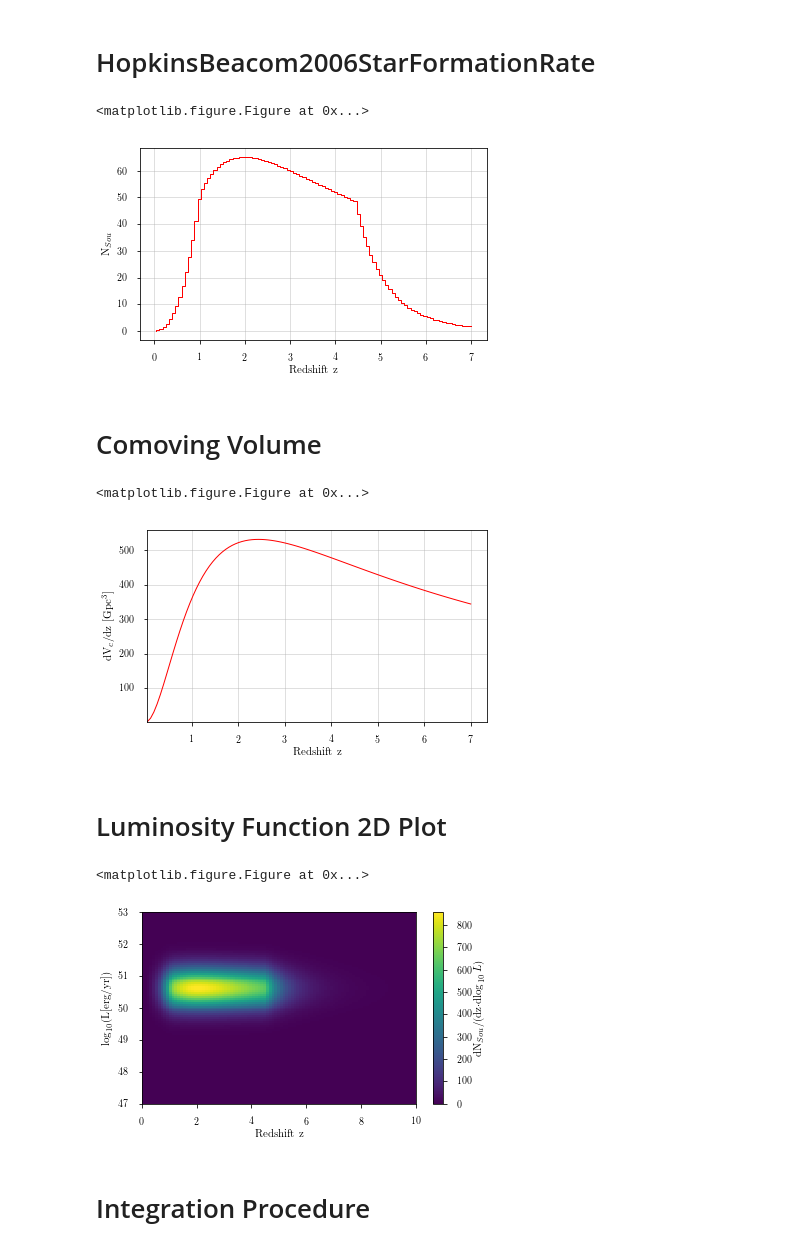
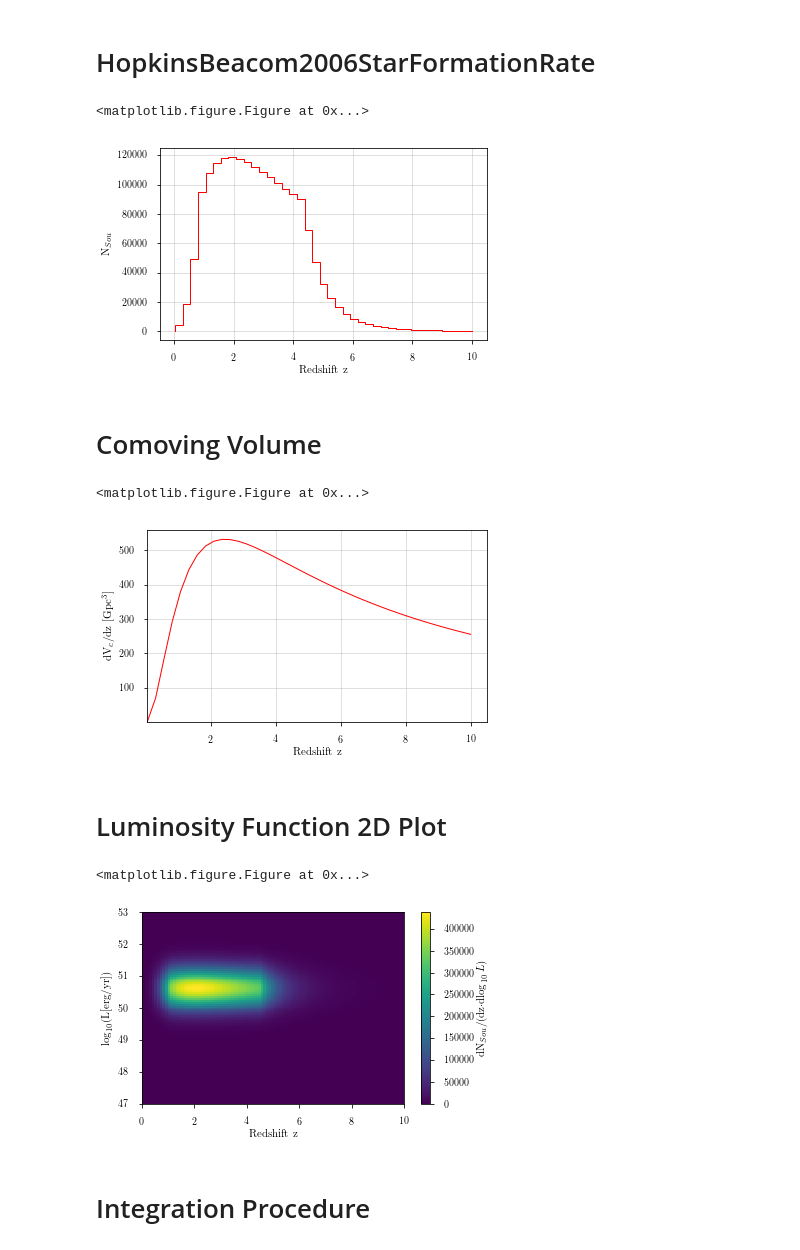
Before and after one commit to tglauch/SourceUniverse, a Jupyter notebook: SourceUniverse.ipynb, the cells around one changed output. Drawn from its saved outputs; the diff is of its cells as text; code cells hidden in the pictures.

```diff
--- a/SourceUniverse.ipynb
+++ b/SourceUniverse.ipynb
@@ -62,24 +76,29 @@ gamma_range = [2.19] # in the original code I also integrated over gamma for som
 phi0 = 1.01*1e-18
 
 cosmology = {'omega_M_0' : 0.308, 'omega_lambda_0' : 0.692, 'h' : 0.678}
-cosmology = cosmolopy.distance.set_omega_k_0(cosmology) #Flat universe
+cosmology = set_omega_k_0(cosmology) #Flat universe
 
-### Define a Luminosity Function
-LF = lambda z, logL:density*HopkinsBeacom2006StarFormationRate(z)/Hopkins_norm*\
-                    np.log(10)*10**logL*lognorm.pdf(10**logL, 1, scale = L_nu)
+### Define the Redshift and Luminosity Evolution
+
+redshift_evolution = lambda z: HopkinsBeacom2006StarFormationRate(z)
+#Luminosity Function
+LF = lambda z, logL : redshift_evolution(z)*\
+                      np.log(10)*10**logL*lognorm.pdf(10**logL, 1, scale = L_nu)
 # %%
 # Integration Parameters
 
-logMu_range=[-10,6]        # expected range in log mu,
-N_Mu_bins=2000             # number of bins for log nu histogram
+logMu_range = [-10,6]        # expected range in log mu,
+N_Mu_bins = 2000             # number of bins for log nu histogram
 
-z_limits = [0.04, 7.]     # Redshift limits
-nzbins=600                 # number of z bins
+z_limits = [0.04, 10.]     # Redshift limits
+nzbins = 1200               # number of z bins
 
-Lum_limits = [1e48,1e53]   # Luminosity limits
-nLbins=600                 # number of logLuminosity bins
+Lum_limits = [1e47,1e54]   # Luminosity limits
+nLbins = 1200                # number of logLuminosity bins
 
 # Example 'Time needed for 600x600 bins: 238s'
+# %%
+N_tot, int_norm = tot_num_src(redshift_evolution, cosmology, z_limits[-1], density)
 # %% [markdown]
 # Luminosity Distribution
 # %%
@@ -98,25 +117,25 @@ plt.show()
 # %% [markdown]
 # HopkinsBeacom2006StarFormationRate
 # %%
-plot_bins = 100
+plot_bins = 40
 z = np.linspace(z_limits[0], z_limits[1], plot_bins)
 dz=(float(z_limits[1])-float(z_limits[0]))/plot_bins
 fig, ax = newfig(0.9)
-ax.plot(z, density*HopkinsBeacom2006StarFormationRate(z)/Hopkins_norm*\
-           cosmolopy.distance.diff_comoving_volume(z,**cosmology)*dz, drawstyle='steps-pre')
+ax.plot(z, N_tot*4*np.pi*redshift_evolution(z)*diff_comoving_volume(z, **cosmology)/int_norm*dz,
+        drawstyle='steps-pre')
 ax.set_xlabel('Redshift z')
 ax.set_ylabel(r'N$_{Sou}$')  ##Sources per redshift interval
 plt.grid(True)
 plt.show()
 # %% [output]
 <matplotlib.figure.Figure at 0x...>
-[figure, old version]
+[figure, new version]
 # %% [markdown]
 # Comoving Volume
 # %%
 fig, ax = newfig(0.9)
-diff_distance = cosmolopy.distance.diff_comoving_volume(z,**cosmology)*4*np.pi/(1000)**3
-ax.plot(z, diff_distance )
+diff_distance = diff_comoving_volume(z,**cosmology)*4*np.pi/(1000)**3
+ax.plot(z, diff_distance)
 plt.grid(True)
 ax.set_xlabel('Redshift z')
 ax.set_ylabel('dV$_c$/dz [Gpc$^3$]')
@@ -125,26 +144,27 @@ ax.set_ylim(np.min(diff_distance))
 plt.show()
 # %% [output]
 <matplotlib.figure.Figure at 0x...>
-[figure, old version]
+[figure, new version]
 # %% [markdown]
 # Luminosity Function 2D Plot
 # %%
 z = np.linspace(0, 10, 100)
 log10L = np.linspace(47, 53, 100)
 X,Y = np.meshgrid(z, log10L)
 
-plt_func= lambda z,log10L : LF(z, log10L)*cosmolopy.distance.diff_comoving_volume(z,**cosmology)
+plt_func= lambda z,log10L : LF(z, log10L)*diff_comoving_volume(z,**cosmology)/int_norm*N_tot*4*np.pi
+
 Z = plt_func(X,Y)
 
 fig, ax = newfig(0.9)
 p = ax.pcolor(X, Y, Z)
 cb = fig.colorbar(p, label = 'dN$_{Sou}$/(dz$\cdot$d$\log_{10}L)$')
 ax.set_xlabel(r'Redshift z')
 ax.set_ylabel(r'$\log_{10}$(L[erg/yr])')
 plt.show()
 # %% [output]
 <matplotlib.figure.Figure at 0x...>
-[figure, old version]
+[figure, new version]
 # %% [markdown]
 # Integration Procedure
 # %%
```
Also changed, not shown: parts of 5 cells of this notebook, 1 other file.
